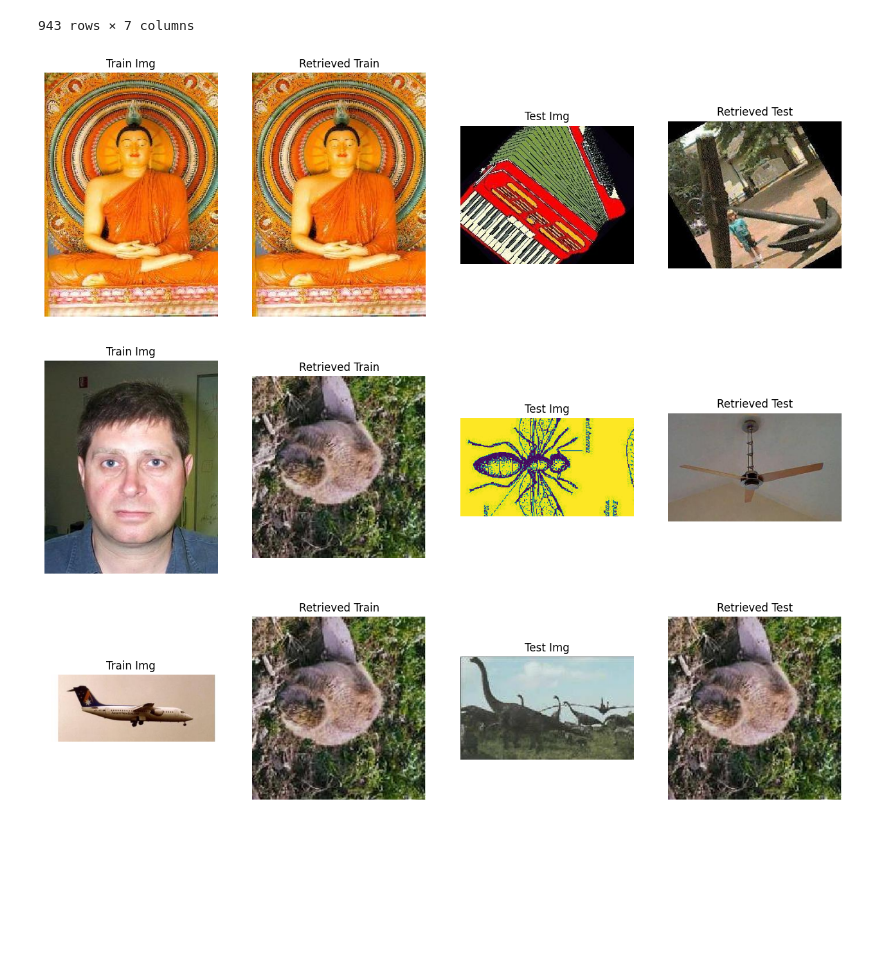
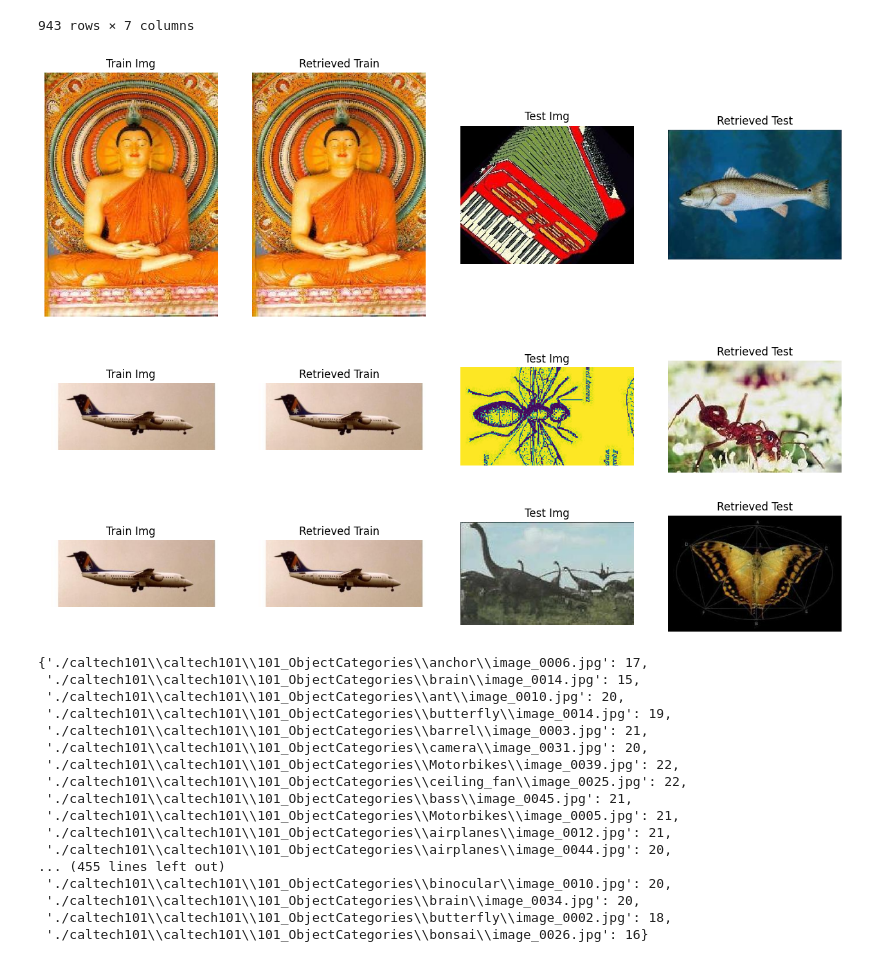
Before and after one commit to HouskaVojtech/image_filtering, a Jupyter notebook: assignment_4/assignment_4.ipynb, the cells around one changed output. Saved outputs shown, nothing was run; the diff lists cells and outputs as text; code cells hidden in the pictures; blank space fills up the shorter version.

Commit message:
metrics

```diff
--- a/assignment_4/assignment_4.ipynb
+++ b/assignment_4/assignment_4.ipynb
@@ -261,13 +262,13 @@ from dictances import bhattacharyya, cosine
 
 
 def common_words(bow1, bow2):
-    return len(np.intersect1d(bow1, bow2))
+    return len(np.intersect1d(list(bow1.values()), list(bow2.values())))
 
 
 def kl_divergence(bow1, bow2):
     return sum(rel_entr(bow1, bow2))
 # %%
-def run_experiment(metric=common_words, column='bag_of_words', train_idx=25, test_idx=25):
+def run_experiment(metric=common_words, column='bag_of_words', train_idx=25, test_idx=25, comparator=max):
     metrics_train = {}
     metrics_test = {}
 
@@ -278,11 +279,13 @@ def run_experiment(metric=common_words, column='bag_of_words', train_idx=25, tes
         metrics_train[train_img.filename] = metric(experiment_train[column], train_img[column])
         metrics_test[train_img.filename] = metric(experiment_test[column], train_img[column])
 
+    # for _, test_img in test_table.iterrows():
+
     experiment_train = Image.open(experiment_train.filename)
     experiment_test = Image.open(experiment_test.filename)
 
-    retrieved_train = Image.open(max(metrics_train, key=lambda k: metrics_train[k]))
-    retrieved_test = Image.open(max(metrics_test, key=lambda k: metrics_test[k]))
+    retrieved_train = Image.open(comparator(metrics_train, key=lambda k: metrics_train[k]))
+    retrieved_test = Image.open(comparator(metrics_test, key=lambda k: metrics_test[k]))
 
     fig, (ax1, ax2, ax3, ax4) = plt.subplots(1, 4, figsize=(16, 9))
     ax1.imshow(experiment_train)
@@ -303,12 +306,32 @@ def run_experiment(metric=common_words, column='bag_of_words', train_idx=25, tes
 # %%
 metrics_common_words_train, metrics_common_words_test = run_experiment(common_words, 'bag_of_words', 25, 25)
 # %% [output]
-[figure, old version]
+[figure, new version]
 # %%
-metrics_bht_dist_train, metrics_bht_dist_test = run_experiment(bhattacharyya, 'bag_of_words', 20, 30)
+metrics_bht_dist_train, metrics_bht_dist_test = run_experiment(bhattacharyya, 'bag_of_words', 10, 30, min)
 # %% [output]
-[figure, old version]
+[figure, new version]
 # %%
-metrics_tfidf_train, metrics_tfidf_test = run_experiment(cosine, 'tf_idf', 10, 10)
+metrics_tfidf_train, metrics_tfidf_test = run_experiment(cosine, 'tf_idf', 10, 10, min)
 # %% [output]
-[figure, old version]
+[figure, new version]
+# %%
+metrics_common_words_train
+# %% [output]
+{'./caltech101\\caltech101\\101_ObjectCategories\\anchor\\image_0006.jpg': 17,
+ './caltech101\\caltech101\\101_ObjectCategories\\brain\\image_0014.jpg': 15,
+ './caltech101\\caltech101\\101_ObjectCategories\\ant\\image_0010.jpg': 20,
+ './caltech101\\caltech101\\101_ObjectCategories\\butterfly\\image_0014.jpg': 19,
+ './caltech101\\caltech101\\101_ObjectCategories\\barrel\\image_0003.jpg': 21,
+ './caltech101\\caltech101\\101_ObjectCategories\\camera\\image_0031.jpg': 20,
+ './caltech101\\caltech101\\101_ObjectCategories\\Motorbikes\\image_0039.jpg': 22,
+ './caltech101\\caltech101\\101_ObjectCategories\\ceiling_fan\\image_0025.jpg': 22,
+ './caltech101\\caltech101\\101_ObjectCategories\\bass\\image_0045.jpg': 21,
+ './caltech101\\caltech101\\101_ObjectCategories\\Motorbikes\\image_0005.jpg': 21,
+ './caltech101\\caltech101\\101_ObjectCategories\\airplanes\\image_0012.jpg': 21,
+ './caltech101\\caltech101\\101_ObjectCategories\\airplanes\\image_0044.jpg': 20,
+... (455 lines left out)
+ './caltech101\\caltech101\\101_ObjectCategories\\binocular\\image_0010.jpg': 20,
+ './caltech101\\caltech101\\101_ObjectCategories\\brain\\image_0034.jpg': 20,
+ './caltech101\\caltech101\\101_ObjectCategories\\butterfly\\image_0002.jpg': 18,
+ './caltech101\\caltech101\\101_ObjectCategories\\bonsai\\image_0026.jpg': 16}
```
Also changed, not shown: parts of 3 cells of this notebook.
